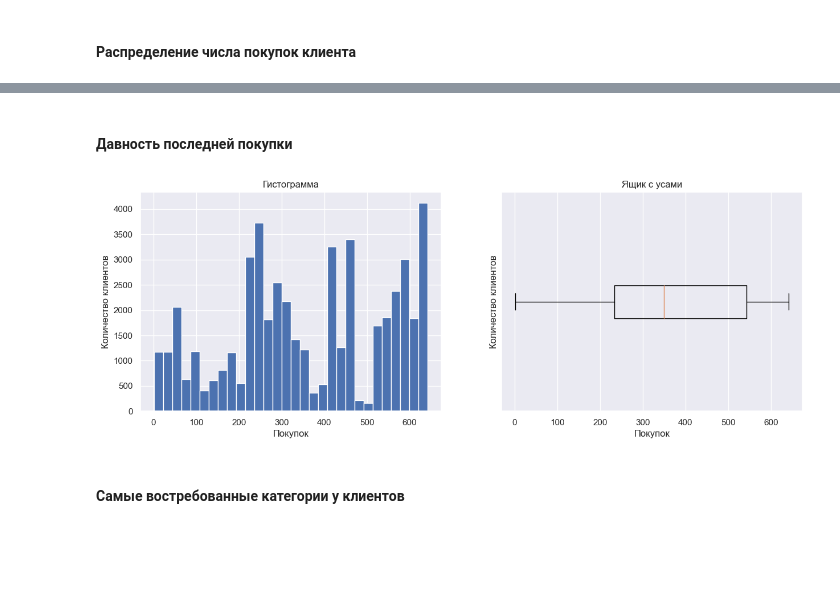
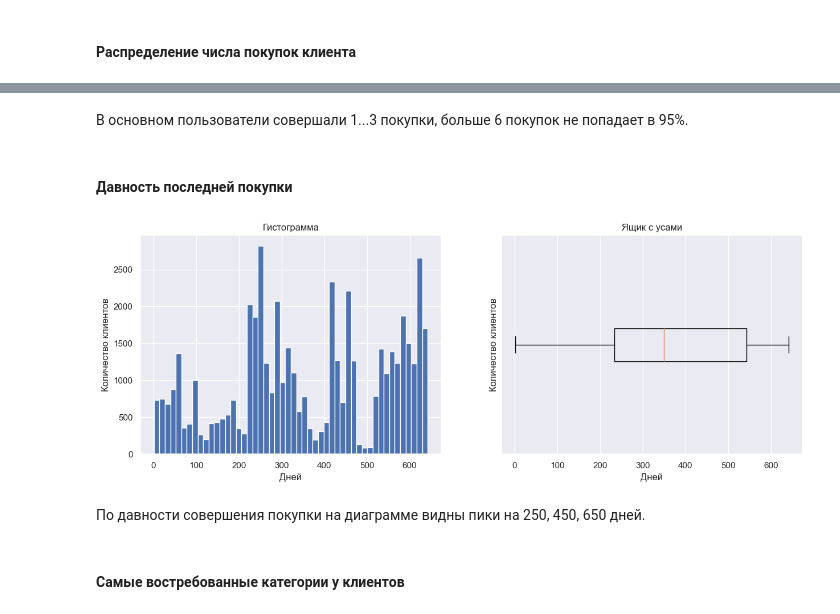
Before and after one commit to andrew-tvorogov/practicum_masterskaya_2, a Jupyter notebook: practicum_apparel.ipynb, the cells around one changed output, grey strips where cells are left out. Cells and saved outputs as stored; diff of their text form; code cells hidden in the pictures; blank space fills up the shorter version.

```diff
--- a/practicum_apparel.ipynb
+++ b/practicum_apparel.ipynb
@@ -667,9 +626,13 @@ show_numeric_bplt_hist(apparel_client, 'purchase_count', 'Покупок', 'Ко
+# %% [markdown]
+В основном пользователи совершали 1...3 покупки, больше 6 покупок не попадает в 95%.
 # %% [markdown]
 #### Давность последней покупки
 # %%
-show_numeric_bplt_hist(apparel_client, 'recency_days', 'Покупок', 'Количество клиентов', 30)
+show_numeric_bplt_hist(apparel_client, 'recency_days', 'Дней', 'Количество клиентов', 50)
 # %% [output]
-[figure, old version]
+[figure, new version]
+# %% [markdown]
+По давности совершения покупки на диаграмме видны пики на 250, 450, 650 дней.
 # %% [markdown]
 #### Самые востребованные категории у клиентов
 # %%
```
Also changed, not shown: parts of 38 cells of this notebook.
